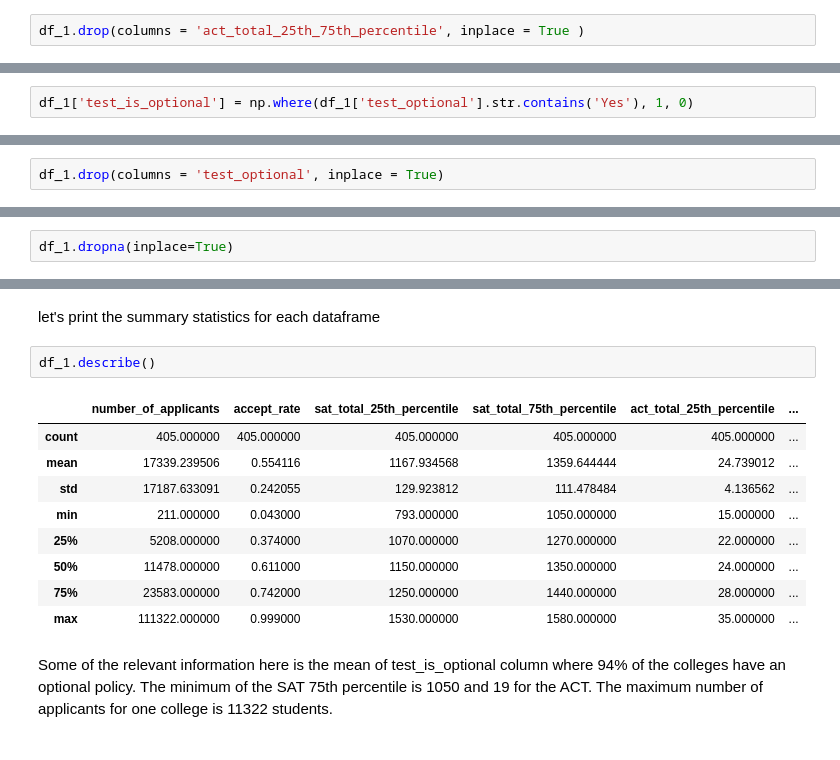
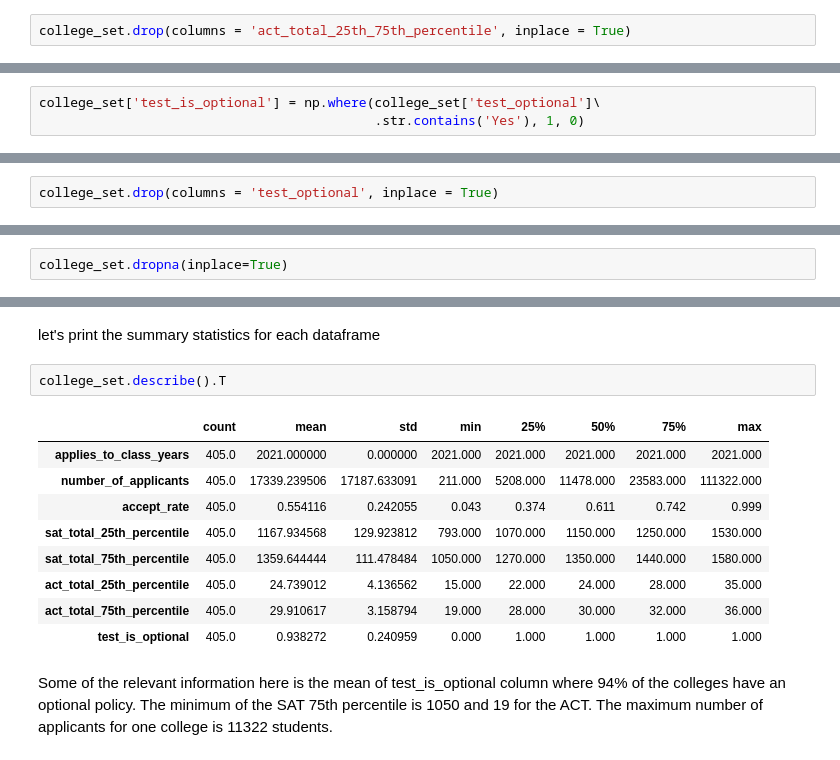
Before and after one commit to chiefeno/Project-1, a Jupyter notebook: revised project 1 - Johann Baydeer.ipynb, the cells around one changed output, grey strips where cells are left out. Drawn from its saved outputs; the diff is of its cells as text.

```diff
--- a/revised project 1 - Johann Baydeer.ipynb
+++ b/revised project 1 - Johann Baydeer.ipynb
@@ -355,4 +340,4 @@ df_1.head(2)
 # %% [markdown]
 Now that we have the separated act percentile columns, let's drop the act combined percentile column
 # %%
-df_1.drop(columns = 'act_total_25th_75th_percentile', inplace = True )
+college_set.drop(columns = 'act_total_25th_75th_percentile', inplace = True)
@@ -379,4 +362,5 @@ dtype: object
 # %% [markdown]
 Let's turn the test optional column into a boolean
 # %%
-df_1['test_is_optional'] = np.where(df_1['test_optional'].str.contains('Yes'), 1, 0)
+college_set['test_is_optional'] = np.where(college_set['test_optional']\
+                                           .str.contains('Yes'), 1, 0)
@@ -389,5 +367,5 @@ df_1.head(2)
 # %% [markdown]
 Now there are two columns with test optional; let's get rid of the one with string to avoid redundancy
 # %%
-df_1.drop(columns = 'test_optional', inplace = True)
+college_set.drop(columns = 'test_optional', inplace = True)
 # %%
@@ -407,4 +385,4 @@ dtype: int64
 # %% [markdown]
 As seen above; There are some missing values for the sat and act percentile columns. I drop these rows for conveniency
 # %%
-df_1.dropna(inplace=True)
+college_set.dropna(inplace=True)
@@ -569,18 +516,18 @@ Are the reading writting and the math columns relevant ?
 1. Summary Statistics
 # %% [markdown]
 let's print the summary statistics for each dataframe
-# %%
-df_1.describe()
-# %% [output]
-|  | number_of_applicants | accept_rate | sat_total_25th_percentile | sat_total_75th_percentile | act_total_25th_percentile | ... |
-| count | 405.000000 | 405.000000 | 405.000000 | 405.000000 | 405.000000 | ... |
-| mean | 17339.239506 | 0.554116 | 1167.934568 | 1359.644444 | 24.739012 | ... |
-| std | 17187.633091 | 0.242055 | 129.923812 | 111.478484 | 4.136562 | ... |
-| min | 211.000000 | 0.043000 | 793.000000 | 1050.000000 | 15.000000 | ... |
-| 25% | 5208.000000 | 0.374000 | 1070.000000 | 1270.000000 | 22.000000 | ... |
-| 50% | 11478.000000 | 0.611000 | 1150.000000 | 1350.000000 | 24.000000 | ... |
-| 75% | 23583.000000 | 0.742000 | 1250.000000 | 1440.000000 | 28.000000 | ... |
-| max | 111322.000000 | 0.999000 | 1530.000000 | 1580.000000 | 35.000000 | ... |
+# %%
+college_set.describe().T
+# %% [output]
+|  | count | mean | std | min | 25% | 50% | 75% | max |
+| applies_to_class_years | 405.0 | 2021.000000 | 0.000000 | 2021.000 | 2021.000 | 2021.000 | 2021.000 | 2021.000 |
+| number_of_applicants | 405.0 | 17339.239506 | 17187.633091 | 211.000 | 5208.000 | 11478.000 | 23583.000 | 111322.000 |
+| accept_rate | 405.0 | 0.554116 | 0.242055 | 0.043 | 0.374 | 0.611 | 0.742 | 0.999 |
+| sat_total_25th_percentile | 405.0 | 1167.934568 | 129.923812 | 793.000 | 1070.000 | 1150.000 | 1250.000 | 1530.000 |
+| sat_total_75th_percentile | 405.0 | 1359.644444 | 111.478484 | 1050.000 | 1270.000 | 1350.000 | 1440.000 | 1580.000 |
+| act_total_25th_percentile | 405.0 | 24.739012 | 4.136562 | 15.000 | 22.000 | 24.000 | 28.000 | 35.000 |
+| act_total_75th_percentile | 405.0 | 29.910617 | 3.158794 | 19.000 | 28.000 | 30.000 | 32.000 | 36.000 |
+| test_is_optional | 405.0 | 0.938272 | 0.240959 | 0.000 | 1.000 | 1.000 | 1.000 | 1.000 |
 # %% [markdown]
 Some of the relevant information here is the mean of test_is_optional column where 94% of the colleges have an optional policy.
 The minimum of the SAT 75th percentile is 1050 and 19 for the ACT.
```
Also changed, not shown: parts of 99 cells of this notebook, 16 other files.
